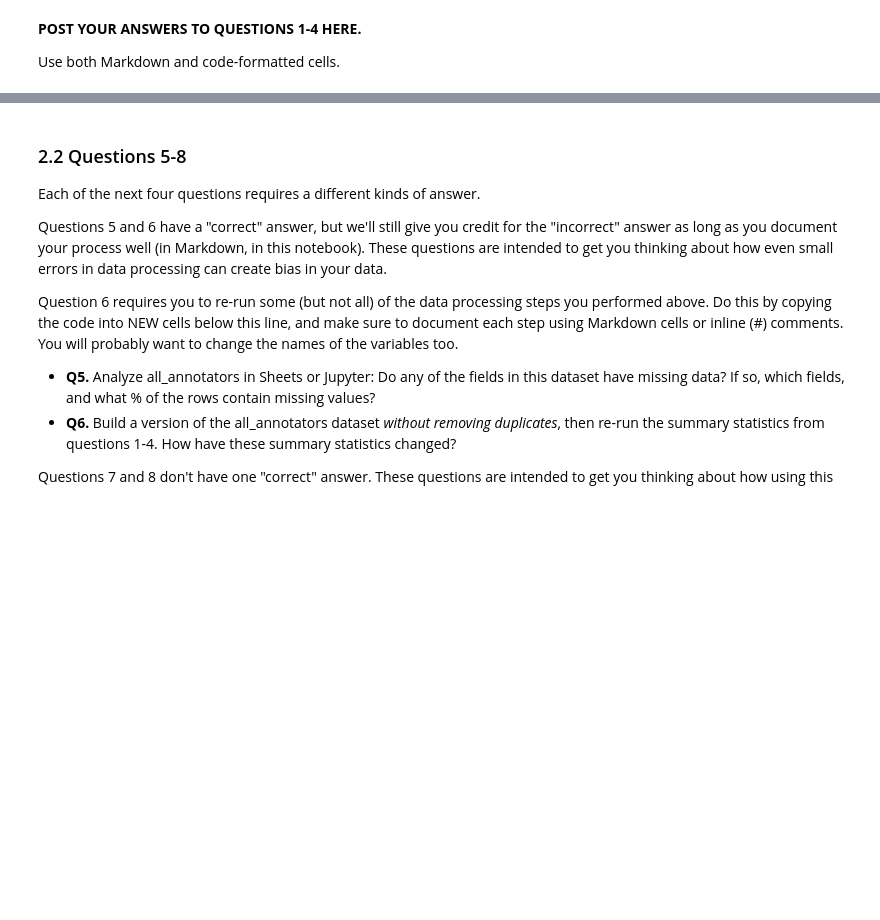
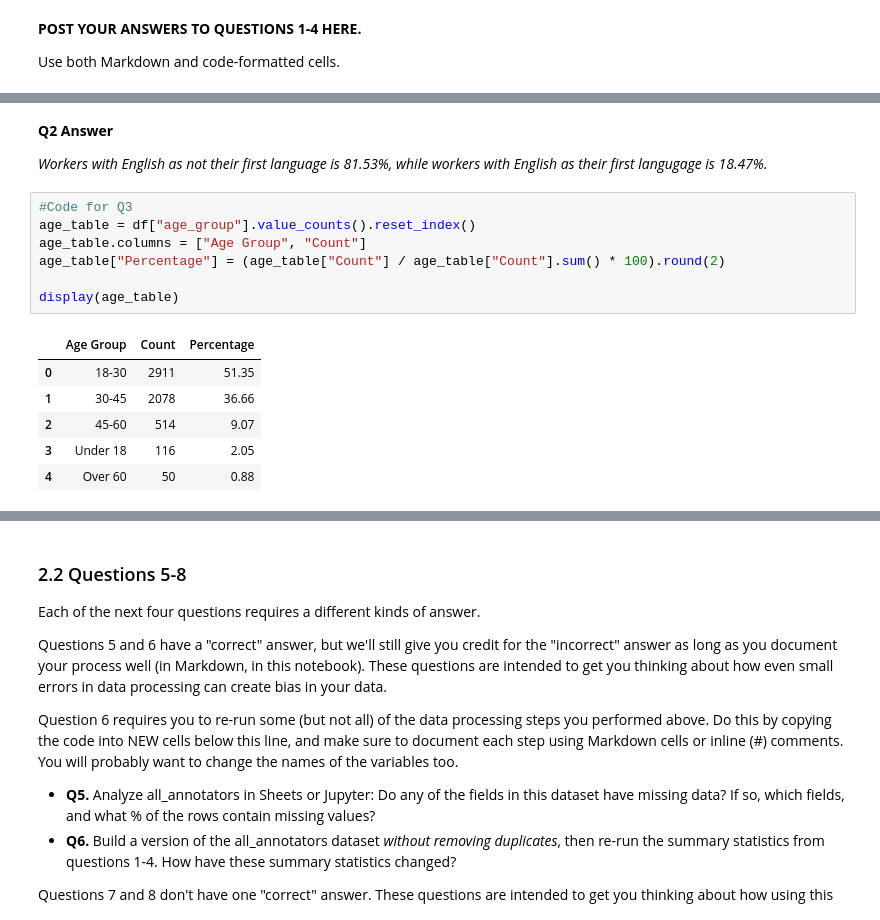
Before and after one commit to paralosis/hcde-410, a Jupyter notebook: A2/hcde410-a2.ipynb, the cells around one changed output, grey strips where cells are left out. Drawn from its saved outputs; the diff is of its cells as text; blank space fills up the shorter version.

```diff
--- a/A2/hcde410-a2.ipynb
+++ b/A2/hcde410-a2.ipynb
@@ -421,0 +451,18 @@ i
+# %% [markdown]
+**Q2 Answer**
+
+*Workers with English as not their first language is 81.53%, while workers with English as their first langugage is 18.47%.*
+# %%
+#Code for Q3
+age_table = df["age_group"].value_counts().reset_index()
+age_table.columns = ["Age Group", "Count"]
+age_table["Percentage"] = (age_table["Count"] / age_table["Count"].sum() * 100).round(2)
+
+display(age_table)
+# %% [output]
+|  | Age Group | Count | Percentage |
+| 0 | 18-30 | 2911 | 51.35 |
+| 1 | 30-45 | 2078 | 36.66 |
+| 2 | 45-60 | 514 | 9.07 |
+| 3 | Under 18 | 116 | 2.05 |
+| 4 | Over 60 | 50 | 0.88 |
```
Also changed, not shown: parts of 16 cells of this notebook.
